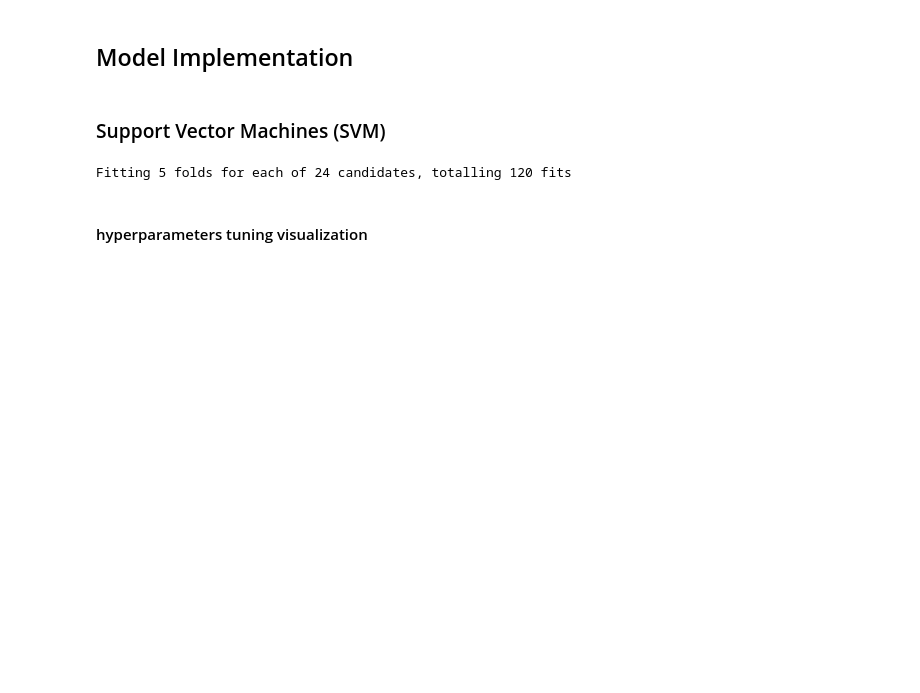
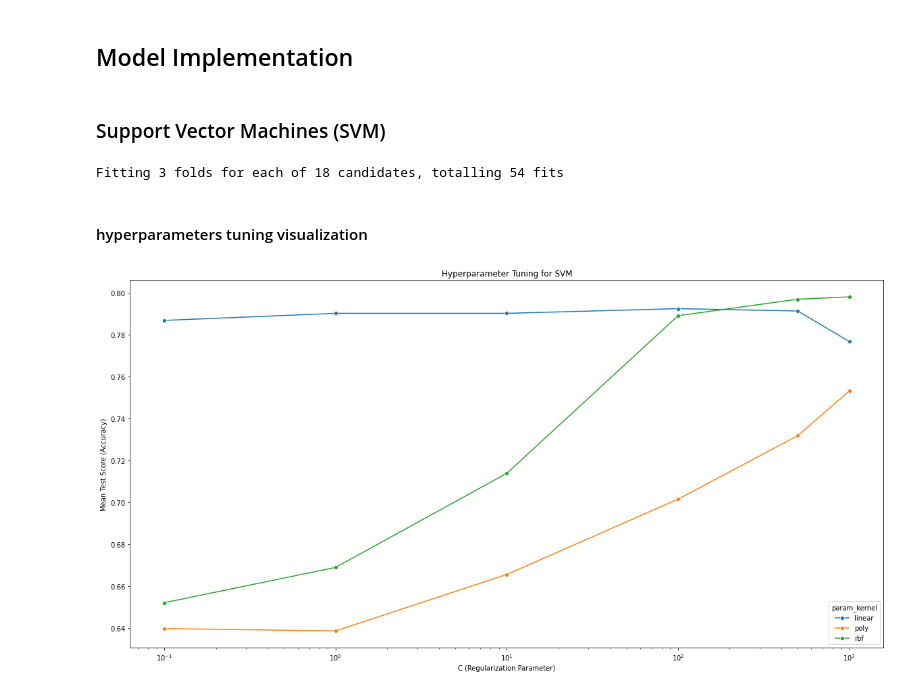
Before and after one commit to aGayar30/Machine-learning-project, a Jupyter notebook: titanic.ipynb, the cells around one changed output. Cells and saved outputs as stored; diff of their text form; code cells hidden in the pictures; blank space fills up the shorter version.

```diff
--- a/titanic.ipynb
+++ b/titanic.ipynb
@@ -228,13 +236,13 @@ svm_classifier = SVC()
 
 # Define the parameter grid for hyperparameter tuning
 param_grid = {
-    'C': [0.1, 1, 10, 100],
-    'kernel': ['linear', 'rbf', 'poly'],
-    'gamma': ['scale', 'auto']
+    'C': [0.1,1,10,100,500,1000],
+    'kernel': ['linear','poly','rbf'],
+    'gamma': ['scale']
 }
 
 # Initialize GridSearchCV for hyperparameter tuning
-grid_search = GridSearchCV(svm_classifier, param_grid, cv=5, scoring='accuracy', verbose=1, n_jobs=-1)
+grid_search = GridSearchCV(svm_classifier, param_grid, cv=3, scoring='accuracy', verbose=1, n_jobs=-1)
 
 # Perform hyperparameter tuning
 grid_search.fit(X, y)
@@ -243,18 +251,20 @@ grid_search.fit(X, y)
 best_params = grid_search.best_params_
 print(f"Best Hyperparameters: {best_params}")
 # %% [output]
-Fitting 5 folds for each of 24 candidates, totalling 120 fits
+Fitting 3 folds for each of 18 candidates, totalling 54 fits
 # %% [markdown]
 #### hyperparameters tuning visualization
 # %%
 # Extract results of hyperparameter tuning
 results = pd.DataFrame(grid_search.cv_results_)
 
 # Plot the mean test scores for each combination of hyperparameters
-plt.figure(figsize=(12, 6))
+plt.figure(figsize=(20, 10))
 sns.lineplot(x='param_C', y='mean_test_score', hue='param_kernel', data=results, marker='o')
 plt.xscale('log')
 plt.title('Hyperparameter Tuning for SVM')
 plt.xlabel('C (Regularization Parameter)')
 plt.ylabel('Mean Test Score (Accuracy)')
 plt.show()
+# %% [output]
+[figure, added]
```
Also changed, not shown: parts of 11 cells of this notebook.
